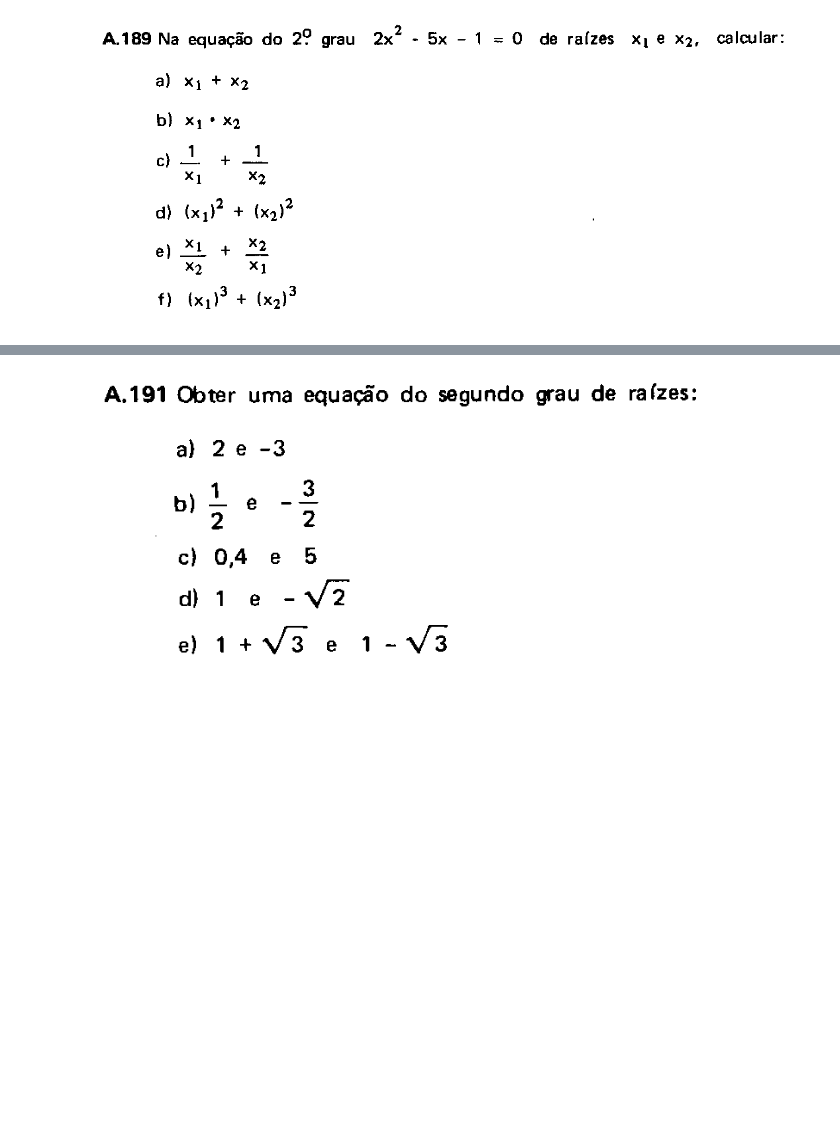
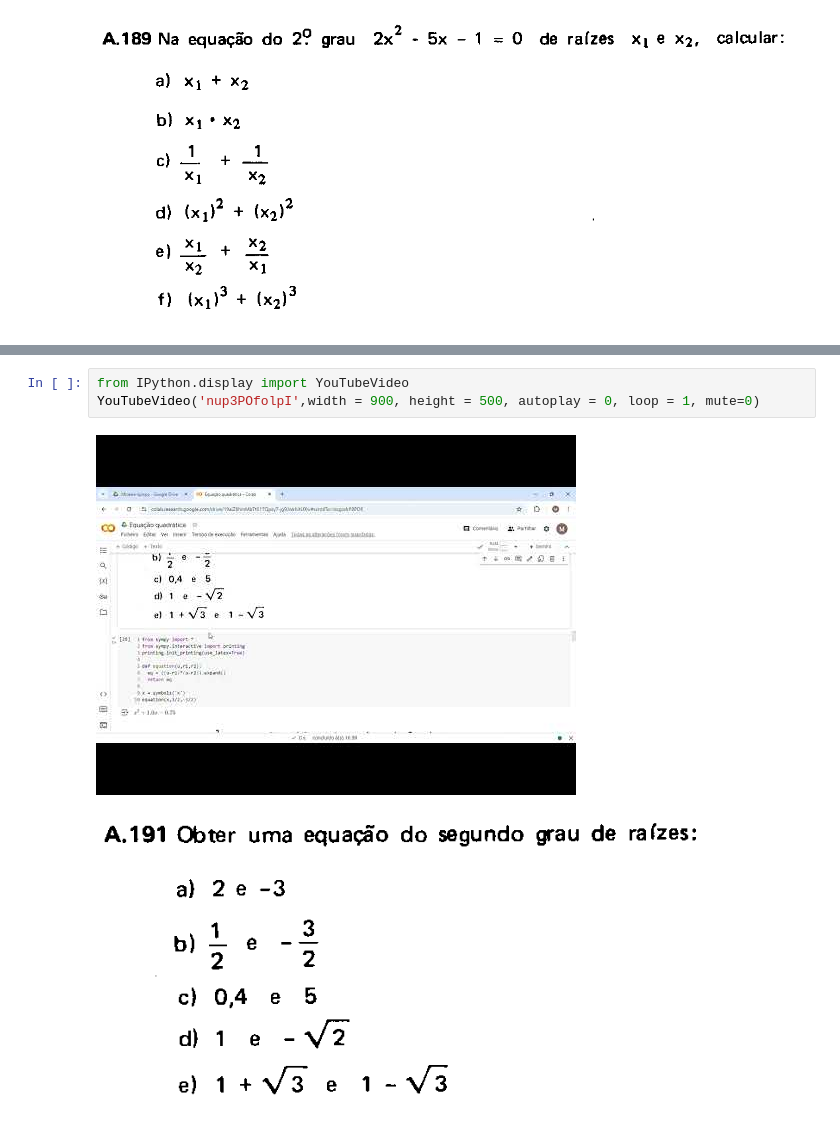
Before and after one commit to LuisAL79/PIBIC_2023, a Jupyter notebook: Equação_quadrática.ipynb, the cells around one changed output, grey strips where cells are left out. Drawn from its saved outputs; the diff is of its cells as text; blank space fills up the shorter version.

```diff
--- a/Equação_quadrática.ipynb
+++ b/Equação_quadrática.ipynb
@@ -374,6 +371,11 @@ x1,x2 = somraizes(fx,x)
 (x1+x2).simplify()
 # %% [output]
 $\displaystyle \frac{5}{2}$
+# %%
+from IPython.display import YouTubeVideo
+YouTubeVideo('nup3POfolpI',width = 900, height = 500, autoplay = 0, loop = 1, mute=0)
+# %% [output]
+[figure, added]
 # %% [markdown]
 ![image.png](embedded-picture-1)
 # %%
```
Also changed, not shown: parts of 82 cells of this notebook.
